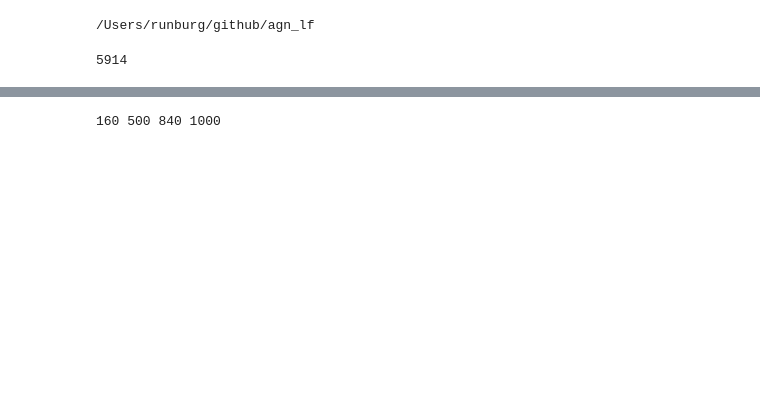
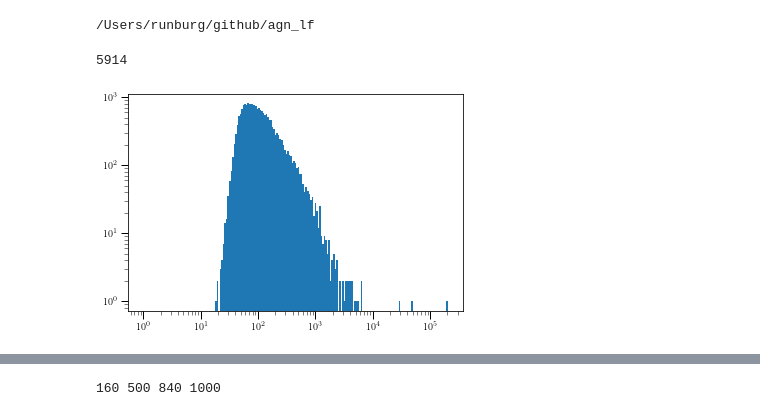
Before and after one commit to runburg/agn_lf, a Jupyter notebook: notebooks/lf_montecarlo_ir.ipynb, the cells around one changed output, grey strips where cells are left out. Drawn from its saved outputs; the diff is of its cells as text; code cells hidden in the pictures; blank space fills up the shorter version.

```diff
--- a/notebooks/lf_montecarlo_ir.ipynb
+++ b/notebooks/lf_montecarlo_ir.ipynb
@@ -34,5 +45,12 @@ cosmo = af.setup_cosmology()
 # %% [output]
 5914
+# %%
+fluxes = np.nan_to_num(catalog[flux58])
+plt.hist(catalog[flux58], bins=np.logspace(0, np.log10(fluxes.max()), num=200))
+plt.xscale('log')
+plt.yscale('log')
+# %% [output]
+[figure, added]
 # %%
 z_sample_min = 0.5
 z_sample_max = 4
```
Also changed, not shown: parts of 8 cells of this notebook, 6 other files.
